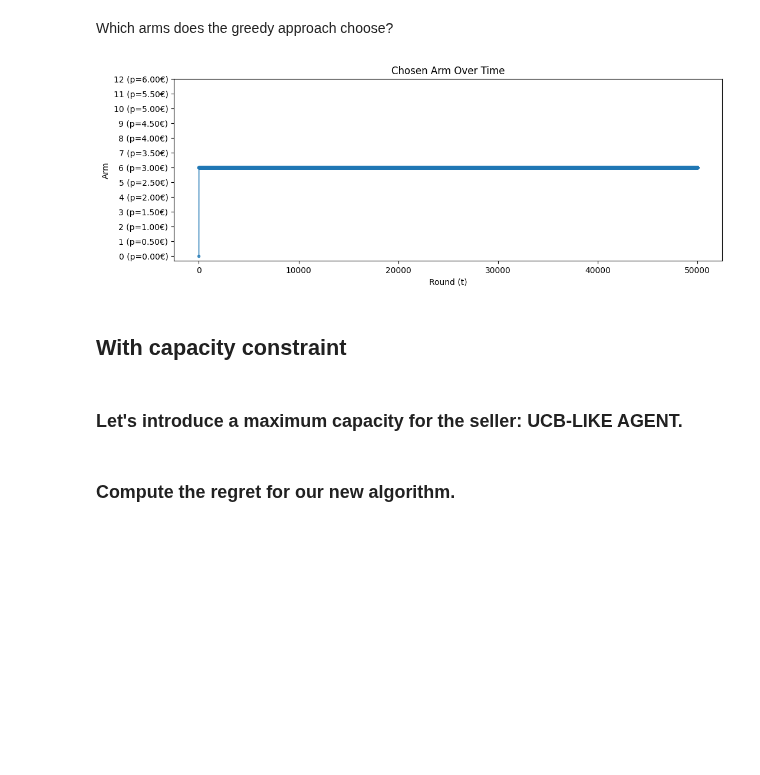
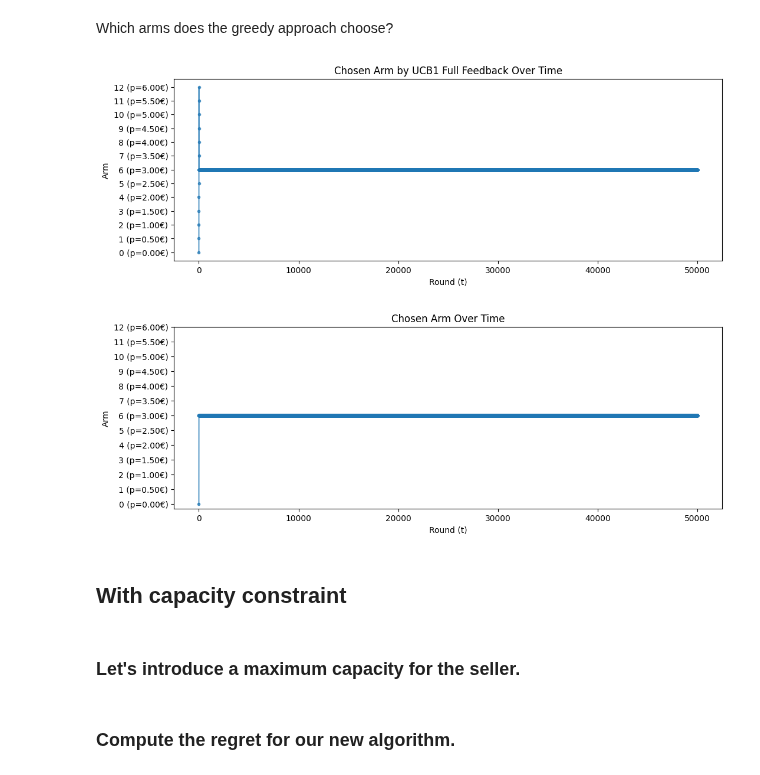
Before and after one commit to peetceenatoo/online-learning, a Jupyter notebook: R1.ipynb, the cells around one changed output. Saved outputs shown, nothing was run; the diff lists cells and outputs as text; code cells hidden in the pictures; blank space fills up the shorter version.

```diff
--- a/R1.ipynb
+++ b/R1.ipynb
@@ -186,6 +184,7 @@ env = PricingEnvironmentSingleProduct(cost=cost, mean_valuation=value, std_valua
 ucb_agent = UCB1Agent(K, T, range=R)
 agent_rewards = np.array([])
 pull_counts = np.zeros(K, dtype=int)  # <-- Track number of times each arm is pulled
+chosen_arms_history = []
 
 for t in range(T):
     pi_t = ucb_agent.pull_arm()
@@ -194,6 +193,10 @@ for t in range(T):
     ucb_agent.update(r_t)
     agent_rewards = np.append(agent_rewards, r_t)
     pull_counts[pi_t] += 1
+    chosen_arms_history.append(pi_t)
+
+# Get prices instead of arms indexes
+chosen_arms_history = np.array(chosen_arms_history)/2
 
 # Compute most played price
 most_played_action = np.argmax(pull_counts)
@@ -240,0 +223,22 @@ _ = ax2.legend()
+# %%
+# --- Chosen arm over time: Full and Zoomed-In Plots ---
+fig, (ax1, ax2) = plt.subplots(1, 2, figsize=(18, 6), sharey=True)
+
+# Full plot
+ax1.plot(range(T), chosen_arms_history, alpha=0.6, label='Chosen Price per Round')
+ax1.axhline(y=best_expected_price, color='red', linestyle='--', label=f'Best Price ({best_expected_price:.2f} €)')
+ax1.set_xlabel('Round (t)')
+ax1.set_ylabel('Price (€)')
+ax1.set_title('Price Chosen by UCB1 Agent Over Time (Full)')
+ax1.set_ylim(min(P), max(P))
+ax1.legend()
+
+# Zoomed-in plot
+zoom_start = int(T * 0.8)
+ax2.plot(range(T), chosen_arms_history, alpha=0.6, label='Chosen Price per Round')
+ax2.axhline(y=best_expected_price, color='red', linestyle='--', label=f'Best Price ({best_expected_price:.2f} €)')
+ax2.set_xlabel('Round (t)')
+ax2.set_title('Price Chosen by UCB1 Agent')
+ax2.set_xlim(zoom_start, T)
+ax2.set_ylim(min(P), max(P))
+_ = ax2.legend()
@@ -353,7 +359,7 @@ class UCB1FullFeedbackAgent(Agent):
         if self.t < self.K:
             self.a_t = self.t
         else:
-            ucb_values = self.average_rewards + self.range * np.sqrt(2 * np.log(self.t + 1) / self.N_pulls)
+            ucb_values = self.average_rewards + self.range * np.sqrt(2 * np.log(self.T + 1) / self.N_pulls)
             self.a_t = np.argmax(ucb_values)
         return self.a_t
 
@@ -365,23 +371,25 @@ class UCB1FullFeedbackAgent(Agent):
 # %% [markdown]
 Run experiment.
 # %%
-T_longer = (int) ( T * 2.5 )  # Extend the time horizon
 # Extend clairvoyant expected rewards for longer horizon
+T_longer = (int) ( T * 2.5 )  # Extend the time horizon for visualization
 clairvoyant_expected_rewards = np.repeat(best_expected_profit, T_longer)
 
 # --- UCB1 Full Feedback Run ---
 
 np.random.seed(s)  # Reset random seed for reproducibility
 env = FullFeedbackPricingEnvironment(cost, value, std_valuation, buyers_per_round)
-ucb_agent = UCB1FullFeedbackAgent(K, T, reward_range=R)
+ucb_agent = UCB1FullFeedbackAgent(K, T_longer, reward_range=R)
 
 ucb_rewards = []
+chosen_arms_1 = []
 
 for t in range(T_longer):
     _, rewards = env.full_feedback_round()  # full reward vector
     arm = ucb_agent.pull_arm()
     ucb_agent.update(rewards)
     ucb_rewards.append(rewards[arm])
+    chosen_arms_1.append(arm)
 
 ucb_regret = np.cumsum(clairvoyant_expected_rewards - ucb_rewards)
 
@@ -421,18 +429,27 @@ _ = plt.legend()
 # %% [markdown]
 Which arms does the greedy approach choose?
 # %%
+plt.figure(figsize=(12, 4))
+plt.plot(chosen_arms_1, marker='o', linestyle='-', markersize=3, alpha=0.7)
+plt.xlabel('Round (t)')
+plt.ylabel('Arm')
+plt.title('Chosen Arm by UCB1 Full Feedback Over Time')
+plt.yticks(np.arange(K), [f'{i} (p={p:.2f}€)' for i, p in enumerate(P)])
+plt.show()
+
 plt.figure(figsize=(12, 4))
 plt.plot(chosen_arms, marker='o', linestyle='-', markersize=3, alpha=0.7)
 plt.xlabel('Round (t)')
 plt.ylabel('Arm')
 plt.title('Chosen Arm Over Time')
 _ = plt.yticks(np.arange(K), [f'{i} (p={p:.2f}€)' for i, p in enumerate(P)])
 # %% [output]
-[figure, old version]
+[figure, new version]
+[figure, added]
 # %% [markdown]
 ## With capacity constraint
 # %% [markdown]
-### Let's introduce a maximum capacity for the seller: UCB-LIKE AGENT.
+### Let's introduce a maximum capacity for the seller.
 # %%
 # --- Agent ---
 class UCBLikeInventoryAgent(Agent):
```
Also changed, not shown: parts of 6 cells of this notebook.
